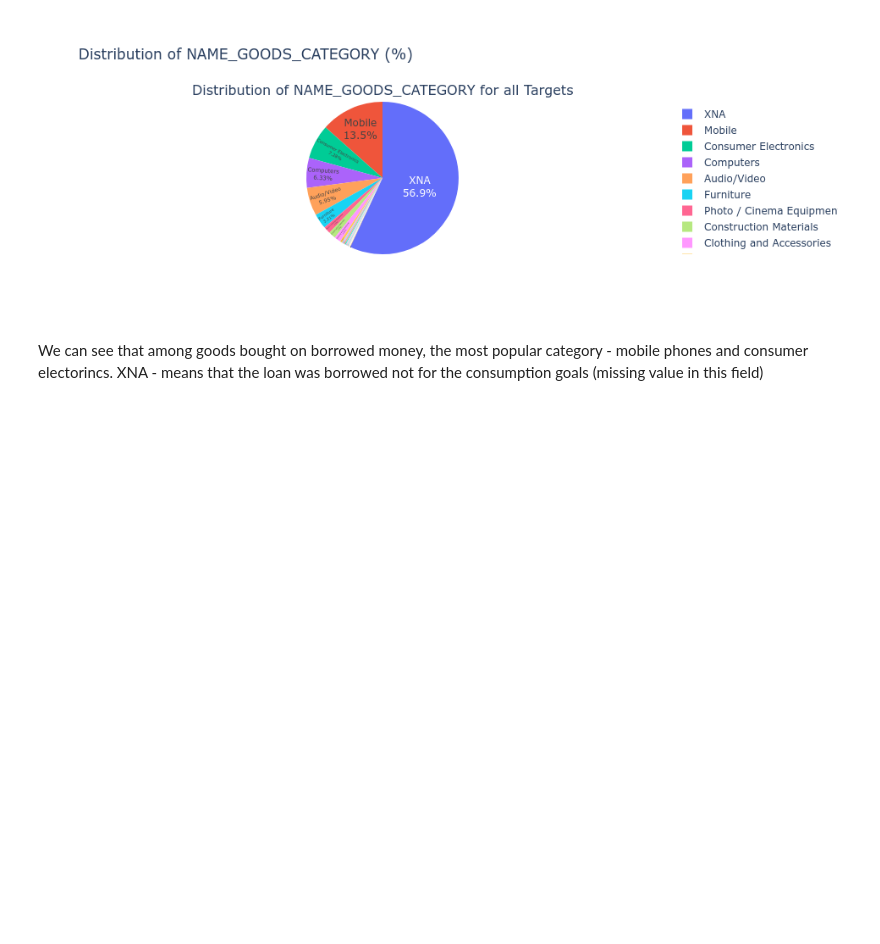
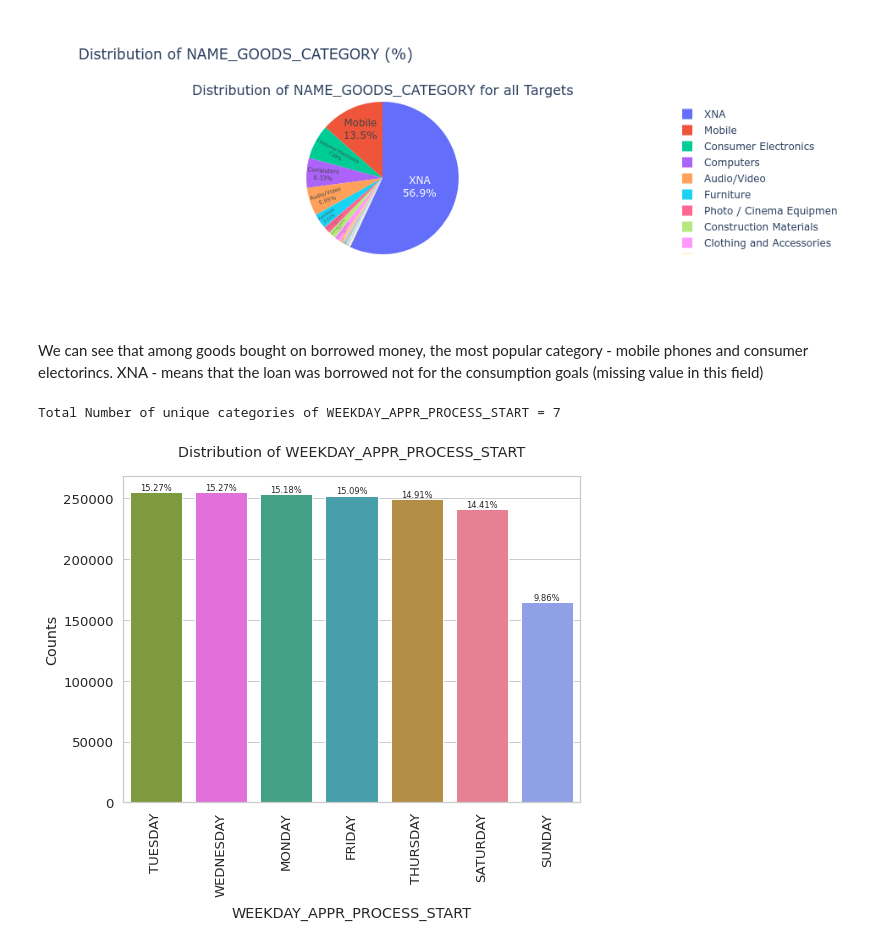
Before and after one commit to stanislavlia/msds_cred_scoring, a Jupyter notebook: EDA.ipynb, the cells around one changed output. Saved outputs shown, nothing was run; the diff lists cells and outputs as text; code cells hidden in the pictures; blank space fills up the shorter version.

Commit message:
addded EDA for prev application

```diff
--- a/EDA.ipynb
+++ b/EDA.ipynb
@@ -797,3 +803,8 @@ plot_categorical_variables_pie(prev_application_df, "NAME_GOODS_CATEGORY", plot_
 # %% [markdown]
 We can see that among goods bought on borrowed money, the most popular category - mobile phones and consumer electorincs.
 XNA - means that the loan was borrowed not for the consumption goals (missing value in this field)
+# %%
+plot_categorical_variables_bar(prev_application_df, "WEEKDAY_APPR_PROCESS_START", plot_defaulter=False, rotation=90)
+# %% [output]
+Total Number of unique categories of WEEKDAY_APPR_PROCESS_START = 7
+[figure, added]
```
Also changed, not shown: parts of 22 cells of this notebook.
